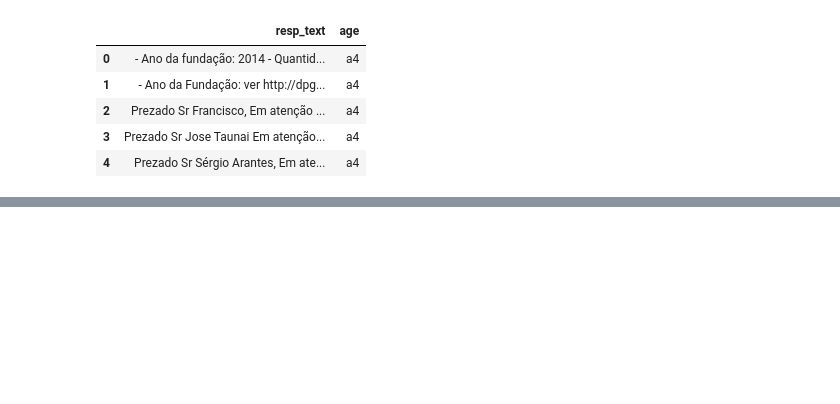
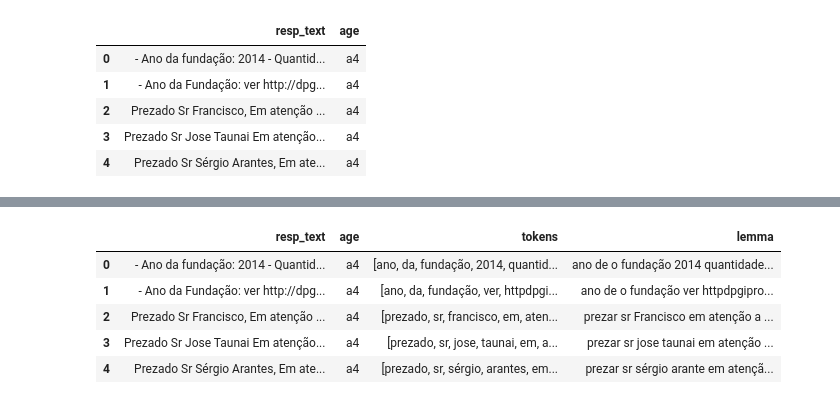
Before and after one commit to felmateos/age-group-classifier, a Jupyter notebook: analysis/exploratory_analysis.ipynb, the cells around one changed output, grey strips where cells are left out. Drawn from its saved outputs; the diff is of its cells as text; code cells hidden in the pictures; blank space fills up the shorter version.

```diff
--- a/analysis/exploratory_analysis.ipynb
+++ b/analysis/exploratory_analysis.ipynb
@@ -12,0 +111,10 @@ df.head()
+# %%
+df['lemma'] = filtered
+df.head()
+# %% [output]
+|  | resp_text | age | tokens | lemma |
+| 0 | - Ano da fundação: 2014 - Quantid... | a4 | [ano, da, fundação, 2014, quantid... | ano de o fundação 2014 quantidade... |
+| 1 | - Ano da Fundação: ver http://dpg... | a4 | [ano, da, fundação, ver, httpdpgi... | ano de o fundação ver httpdpgipro... |
+| 2 | Prezado Sr Francisco, Em atenção ... | a4 | [prezado, sr, francisco, em, aten... | prezar sr Francisco em atenção a ... |
+| 3 | Prezado Sr Jose Taunai Em atenção... | a4 | [prezado, sr, jose, taunai, em, a... | prezar sr jose taunai em atenção ... |
+| 4 | Prezado Sr Sérgio Arantes, Em ate... | a4 | [prezado, sr, sérgio, arantes, em... | prezar sr sérgio arante em atençã... |
```
Also changed, not shown: parts of 17 cells of this notebook, 1 other file.
